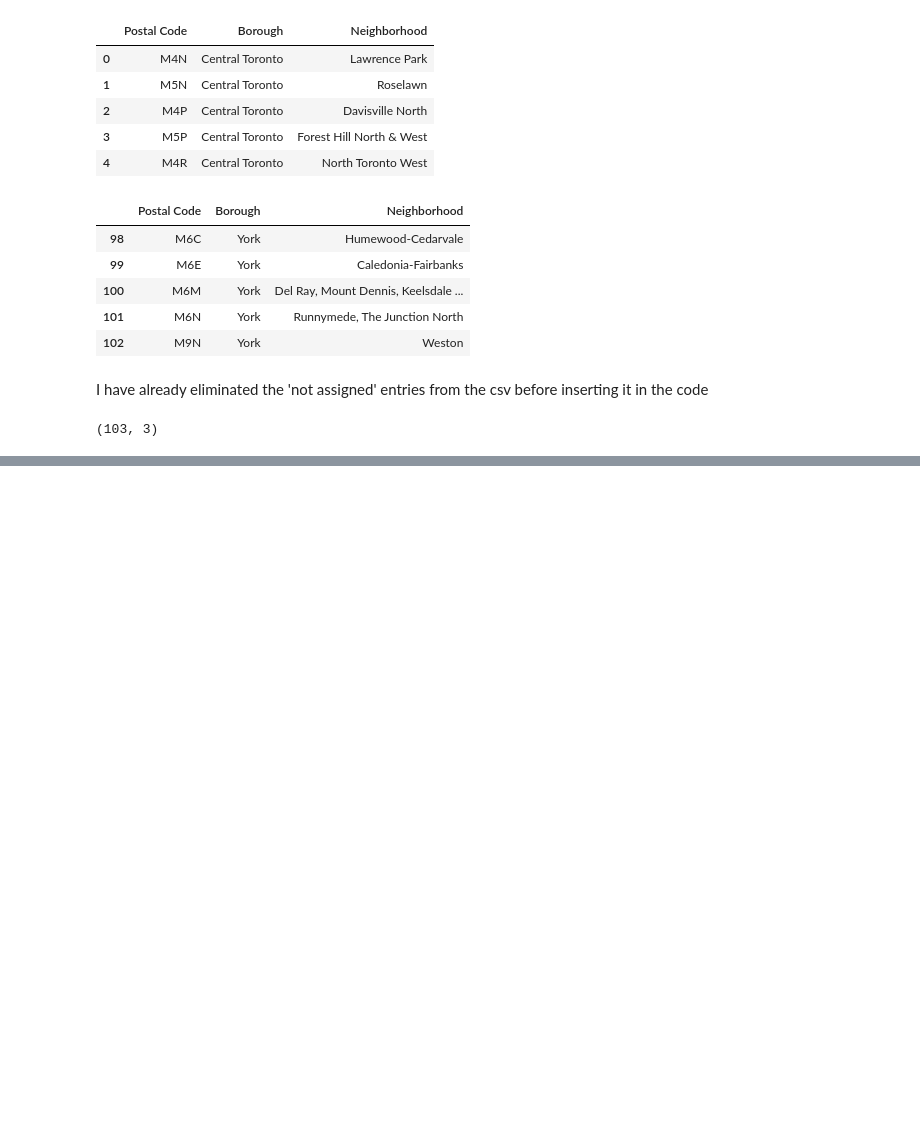
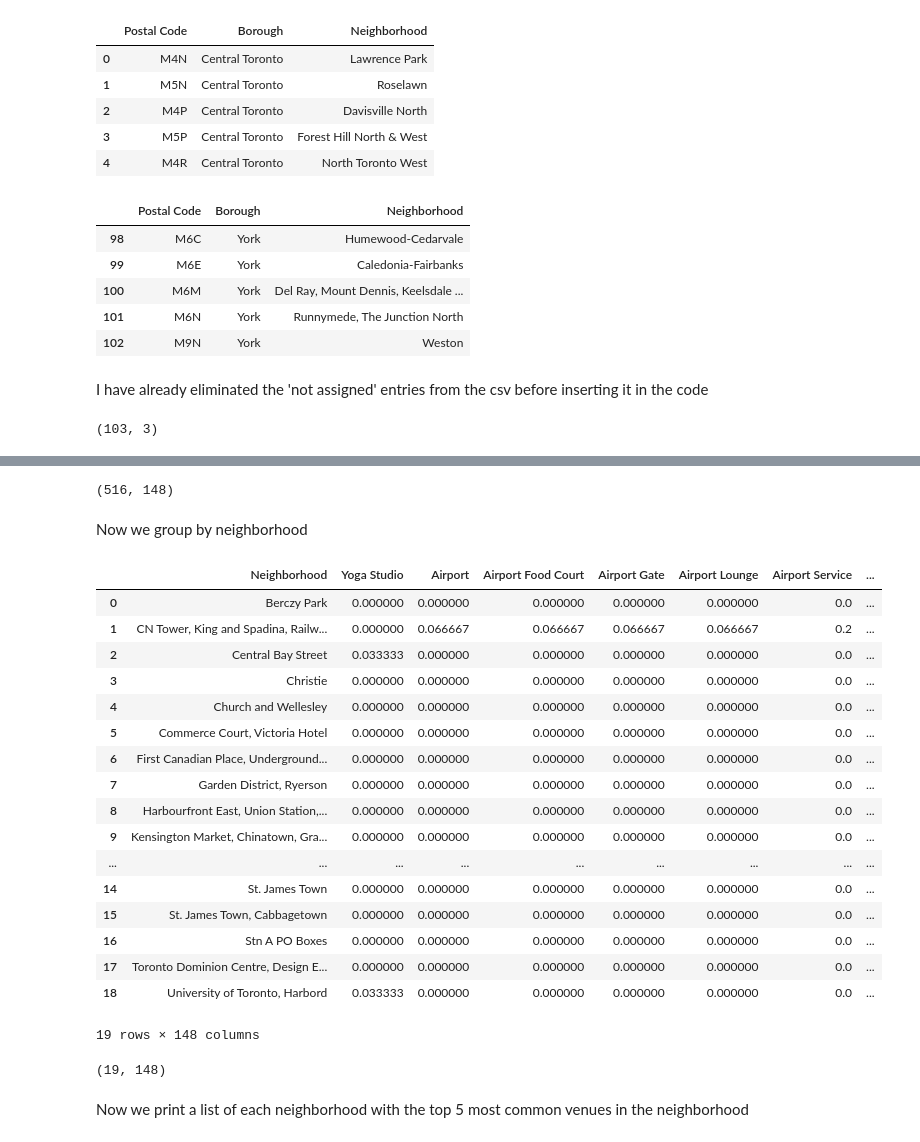
Before and after one commit to margaretsmayer/Data-Science-Mastery-Capstone-Project-Repository, a Jupyter notebook: Toronto Neighborhoods.ipynb, the cells around one changed output, grey strips where cells are left out. Cells and saved outputs as stored; diff of their text form; code cells hidden in the pictures; blank space fills up the shorter version.

Commit message:
Published from Watson Studio.

```diff
--- a/Toronto Neighborhoods.ipynb
+++ b/Toronto Neighborhoods.ipynb
@@ -42,0 +263,19 @@ postal_df.shape
+# %%
+
+def get_category_type(row):
+    try:
+        categories_list=row['categories']
+    except:
+        categories_list=row['venue.categories']
+    if len(categories_list) == 0:
+        return None
+    else:
+        return categories_list[0]['name']
+# %%
+venues = results['response']['groups'][0]['items']
+nearby_venue = json_normalize(venues)
+filtered_columns = ['venue.name','venue.categories','venue.location.lat','venue.location.lng']
+nearby_venues =nearby_venue.loc[:,filtered_columns]
+nearby_venues['venue.categories']=nearby_venues.apply(get_category_type, axis=1)
+nearby_venues.columns = [col.split(".")[-1] for col in nearby_venues.columns]
+nearby_venues.head()
@@ -42,0 +325,5 @@ postal_df.shape
+# %%
+downtown_venues=getNearbyVenues(names=Toronto_df['Neighborhood'],
+                               latitudes=Toronto_df['Latitude'],
+                               longitudes=Toronto_df['Longitude']
+                               )
@@ -42,0 +400,6 @@ postal_df.shape
+# %%
+downtown_onehot=pd.get_dummies(downtown_venues[['Venue Category']],prefix="",prefix_sep="")
+downtown_onehot['Neighborhood']=downtown_venues['Neighborhood']
+fixed_columns=[downtown_onehot.columns[-1]] + list(downtown_onehot.columns[:-1])
+downtown_onehot = downtown_onehot[fixed_columns]
+downtown_onehot.head()
@@ -42,0 +414,34 @@ postal_df.shape
+# %%
+downtown_onehot.shape
+# %% [output]
+(516, 148)
+# %% [markdown]
+Now we group by neighborhood
+# %%
+downtown_grouped=downtown_onehot.groupby('Neighborhood').mean().reset_index()
+downtown_grouped
+# %% [output]
+|  | Neighborhood | Yoga Studio | Airport | Airport Food Court | Airport Gate | Airport Lounge | Airport Service | ... |
+| 0 | Berczy Park | 0.000000 | 0.000000 | 0.000000 | 0.000000 | 0.000000 | 0.0 | ... |
+| 1 | CN Tower, King and Spadina, Railw... | 0.000000 | 0.066667 | 0.066667 | 0.066667 | 0.066667 | 0.2 | ... |
+| 2 | Central Bay Street | 0.033333 | 0.000000 | 0.000000 | 0.000000 | 0.000000 | 0.0 | ... |
+| 3 | Christie | 0.000000 | 0.000000 | 0.000000 | 0.000000 | 0.000000 | 0.0 | ... |
+| 4 | Church and Wellesley | 0.000000 | 0.000000 | 0.000000 | 0.000000 | 0.000000 | 0.0 | ... |
+| 5 | Commerce Court, Victoria Hotel | 0.000000 | 0.000000 | 0.000000 | 0.000000 | 0.000000 | 0.0 | ... |
+| 6 | First Canadian Place, Underground... | 0.000000 | 0.000000 | 0.000000 | 0.000000 | 0.000000 | 0.0 | ... |
+| 7 | Garden District, Ryerson | 0.000000 | 0.000000 | 0.000000 | 0.000000 | 0.000000 | 0.0 | ... |
+| 8 | Harbourfront East, Union Station,... | 0.000000 | 0.000000 | 0.000000 | 0.000000 | 0.000000 | 0.0 | ... |
+| 9 | Kensington Market, Chinatown, Gra... | 0.000000 | 0.000000 | 0.000000 | 0.000000 | 0.000000 | 0.0 | ... |
+| ... | ... | ... | ... | ... | ... | ... | ... | ... |
+| 14 | St. James Town | 0.000000 | 0.000000 | 0.000000 | 0.000000 | 0.000000 | 0.0 | ... |
+| 15 | St. James Town, Cabbagetown | 0.000000 | 0.000000 | 0.000000 | 0.000000 | 0.000000 | 0.0 | ... |
+| 16 | Stn A PO Boxes | 0.000000 | 0.000000 | 0.000000 | 0.000000 | 0.000000 | 0.0 | ... |
+| 17 | Toronto Dominion Centre, Design E... | 0.000000 | 0.000000 | 0.000000 | 0.000000 | 0.000000 | 0.0 | ... |
+| 18 | University of Toronto, Harbord | 0.033333 | 0.000000 | 0.000000 | 0.000000 | 0.000000 | 0.0 | ... |
+19 rows × 148 columns
+# %%
+downtown_grouped.shape
+# %% [output]
+(19, 148)
+# %% [markdown]
+Now we print a list of each neighborhood with the top 5 most common venues in the neighborhood
```
Also changed, not shown: parts of 41 cells of this notebook.
